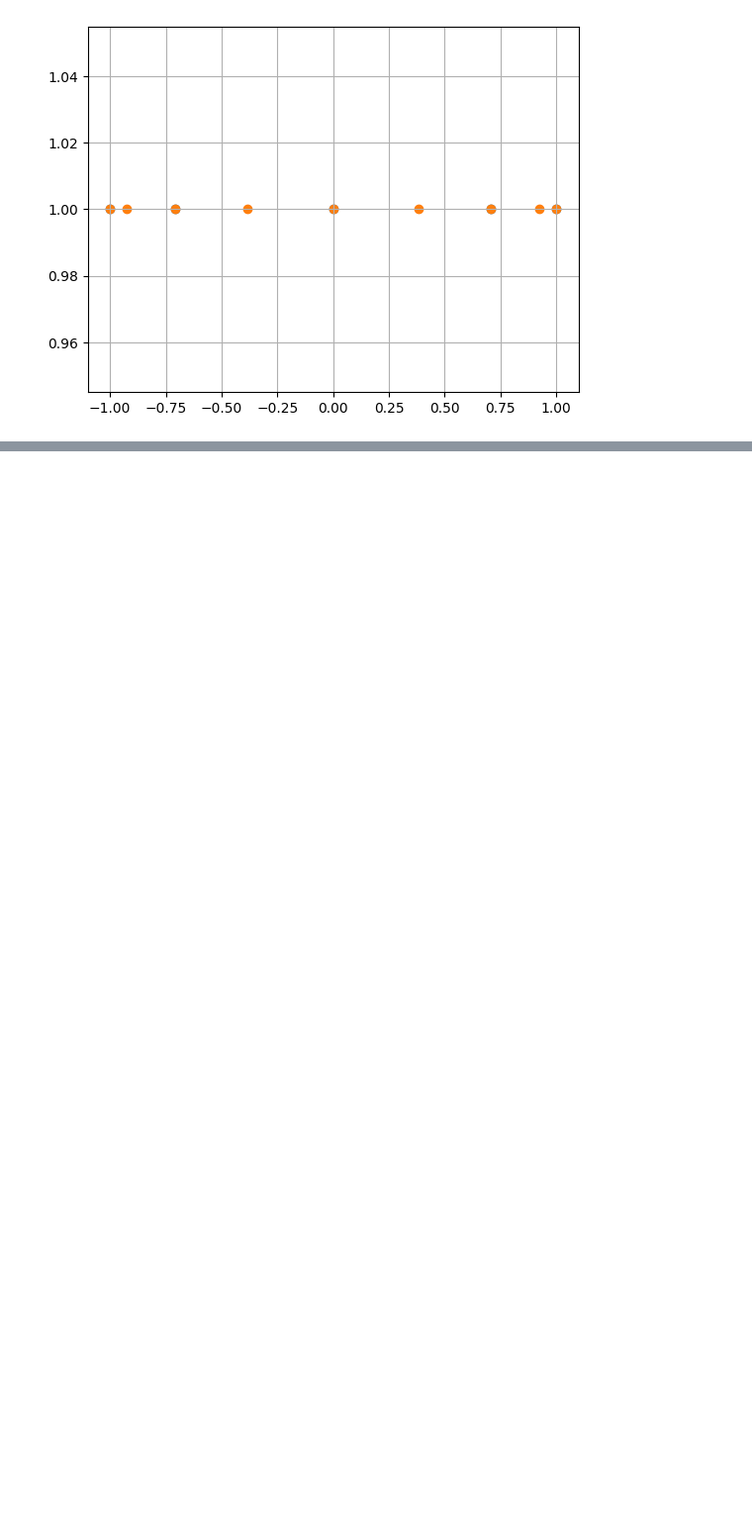
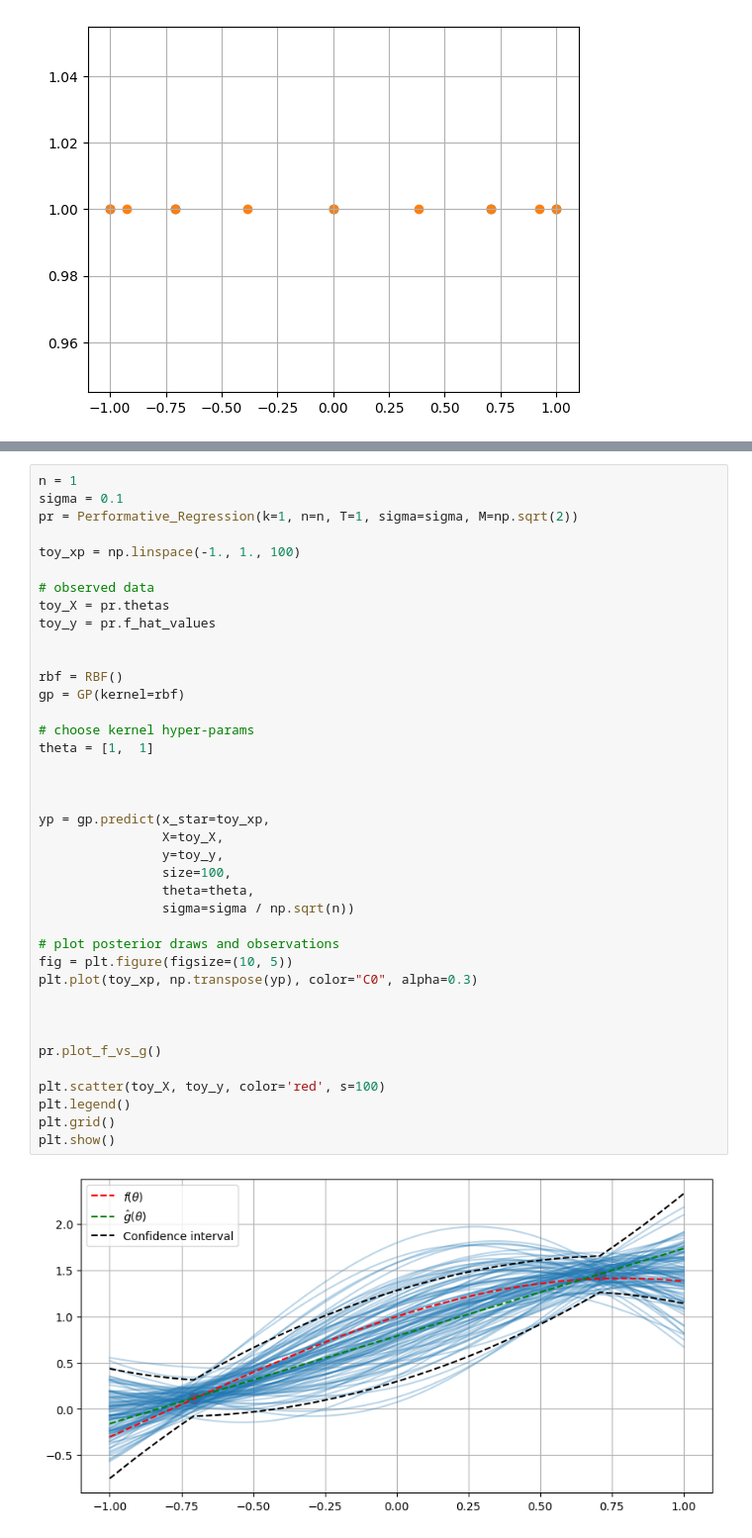
Before and after one commit to ivankirev13/Performative-Regression, a Jupyter notebook: performative_regression.ipynb, the cells around one changed output, grey strips where cells are left out. Shown: that part at 99% size. Drawn from its saved outputs; the diff is of its cells as text; blank space fills up the shorter version.

```diff
--- a/performative_regression.ipynb
+++ b/performative_regression.ipynb
@@ -441 +309,42 @@ class Fast_PR:
+# %%
+n = 1
+sigma = 0.1
+pr = Performative_Regression(k=1, n=n, T=1, sigma=sigma, M=np.sqrt(2))
+
+toy_xp = np.linspace(-1., 1., 100)
+
+# observed data
+toy_X = pr.thetas
+toy_y = pr.f_hat_values
+
+
+rbf = RBF()
+gp = GP(kernel=rbf)
+
+# choose kernel hyper-params
+theta = [1,  1]
+
+
+
+yp = gp.predict(x_star=toy_xp,
+                X=toy_X,
+                y=toy_y,
+                size=100,
+                theta=theta,
+                sigma=sigma / np.sqrt(n))
+
+# plot posterior draws and observations
+fig = plt.figure(figsize=(10, 5))
+plt.plot(toy_xp, np.transpose(yp), color="C0", alpha=0.3)
+
+
+
+pr.plot_f_vs_g()
+
+plt.scatter(toy_X, toy_y, color='red', s=100)
+plt.legend()
+plt.grid()
+plt.show()
+# %% [output]
+[figure, added]
 # %%
```
Also changed, not shown: parts of 19 cells of this notebook.
